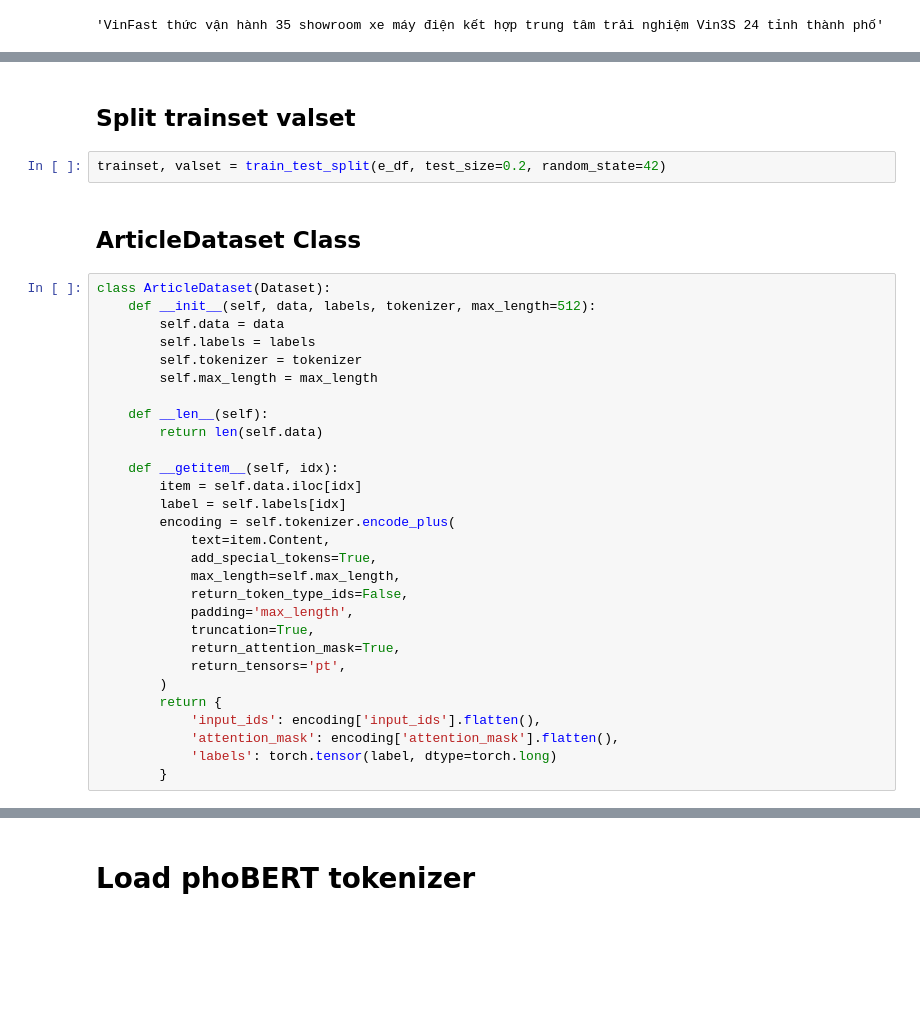
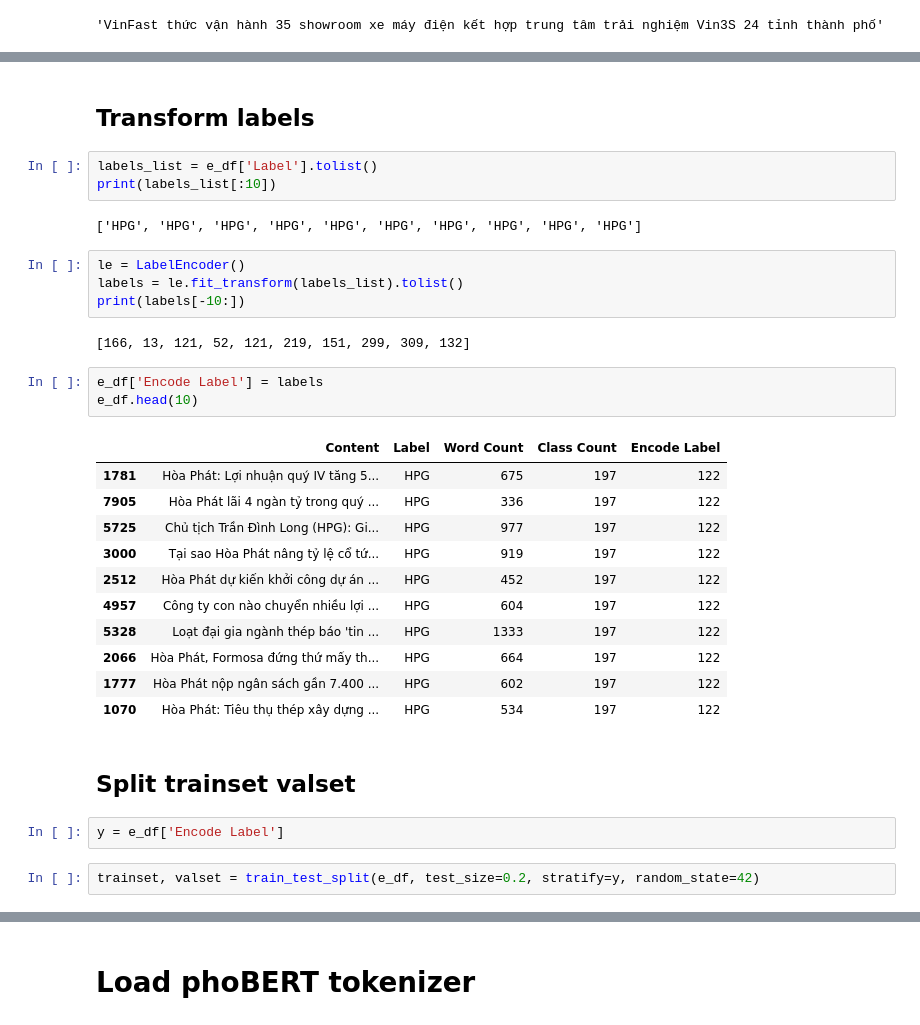
Before and after one commit to duongnghia222/News_classification, a Jupyter notebook: NPL_news_classification.ipynb, the cells around one changed output, grey strips where cells are left out. Cells and saved outputs as stored; diff of their text form; blank space fills up the shorter version.

```diff
--- a/NPL_news_classification.ipynb
+++ b/NPL_news_classification.ipynb
@@ -148,35 +209,34 @@ clean_text(" VinFast chính thức vận hành 35 showroom xe máy điện kết
+# %% [markdown]
+## Transform labels
+# %%
+labels_list = e_df['Label'].tolist()
+print(labels_list[:10])
+# %% [output]
+['HPG', 'HPG', 'HPG', 'HPG', 'HPG', 'HPG', 'HPG', 'HPG', 'HPG', 'HPG']
+# %%
+le = LabelEncoder()
+labels = le.fit_transform(labels_list).tolist()
+print(labels[-10:])
+# %% [output]
+[166, 13, 121, 52, 121, 219, 151, 299, 309, 132]
+# %%
+e_df['Encode Label'] = labels
+e_df.head(10)
+# %% [output]
+|  | Content | Label | Word Count | Class Count | Encode Label |
+| 1781 | Hòa Phát: Lợi nhuận quý IV tăng 5... | HPG | 675 | 197 | 122 |
+| 7905 | Hòa Phát lãi 4 ngàn tỷ trong quý ... | HPG | 336 | 197 | 122 |
+| 5725 | Chủ tịch Trần Đình Long (HPG): Gi... | HPG | 977 | 197 | 122 |
+| 3000 | Tại sao Hòa Phát nâng tỷ lệ cổ tứ... | HPG | 919 | 197 | 122 |
+| 2512 | Hòa Phát dự kiến khởi công dự án ... | HPG | 452 | 197 | 122 |
+| 4957 | Công ty con nào chuyển nhiều lợi ... | HPG | 604 | 197 | 122 |
+| 5328 | Loạt đại gia ngành thép báo 'tin ... | HPG | 1333 | 197 | 122 |
+| 2066 | Hòa Phát, Formosa đứng thứ mấy th... | HPG | 664 | 197 | 122 |
+| 1777 | Hòa Phát nộp ngân sách gần 7.400 ... | HPG | 602 | 197 | 122 |
+| 1070 | Hòa Phát: Tiêu thụ thép xây dựng ... | HPG | 534 | 197 | 122 |
 # %% [markdown]
 ## Split trainset valset
+# %%
+y = e_df['Encode Label']
 # %%
-trainset, valset = train_test_split(e_df, test_size=0.2, random_state=42)
+trainset, valset = train_test_split(e_df, test_size=0.2, stratify=y, random_state=42)
-# %% [markdown]
-## ArticleDataset Class
-# %%
-class ArticleDataset(Dataset):
-    def __init__(self, data, labels, tokenizer, max_length=512):
-        self.data = data
-        self.labels = labels
-        self.tokenizer = tokenizer
-        self.max_length = max_length
-
-    def __len__(self):
-        return len(self.data)
-
-    def __getitem__(self, idx):
-        item = self.data.iloc[idx]
-        label = self.labels[idx]
-        encoding = self.tokenizer.encode_plus(
-            text=item.Content,
-            add_special_tokens=True,
-            max_length=self.max_length,
-            return_token_type_ids=False,
-            padding='max_length',
-            truncation=True,
-            return_attention_mask=True,
-            return_tensors='pt',
-        )
-        return {
-            'input_ids': encoding['input_ids'].flatten(),
-            'attention_mask': encoding['attention_mask'].flatten(),
-            'labels': torch.tensor(label, dtype=torch.long)
-        }
```
Also changed, not shown: parts of 36 cells of this notebook.
